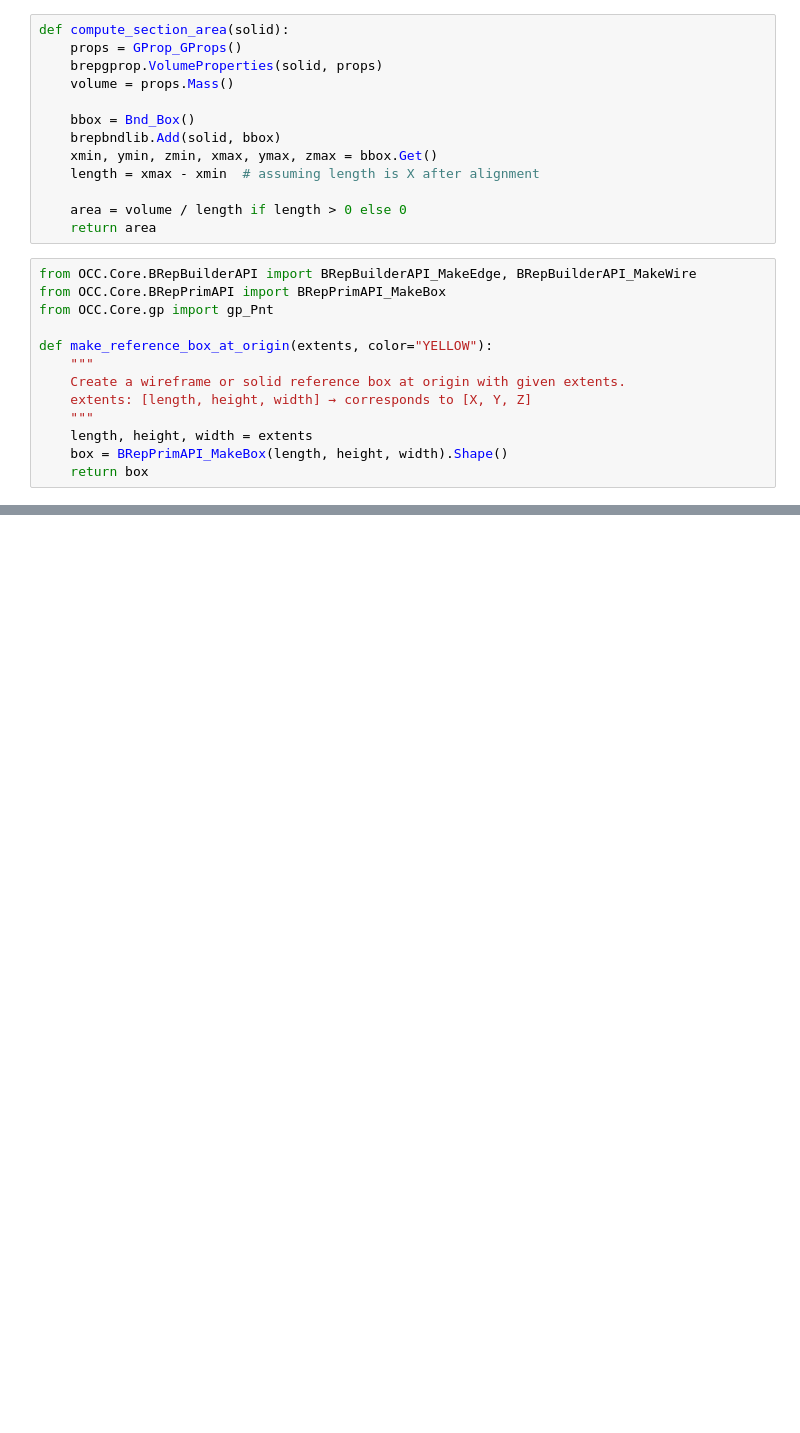
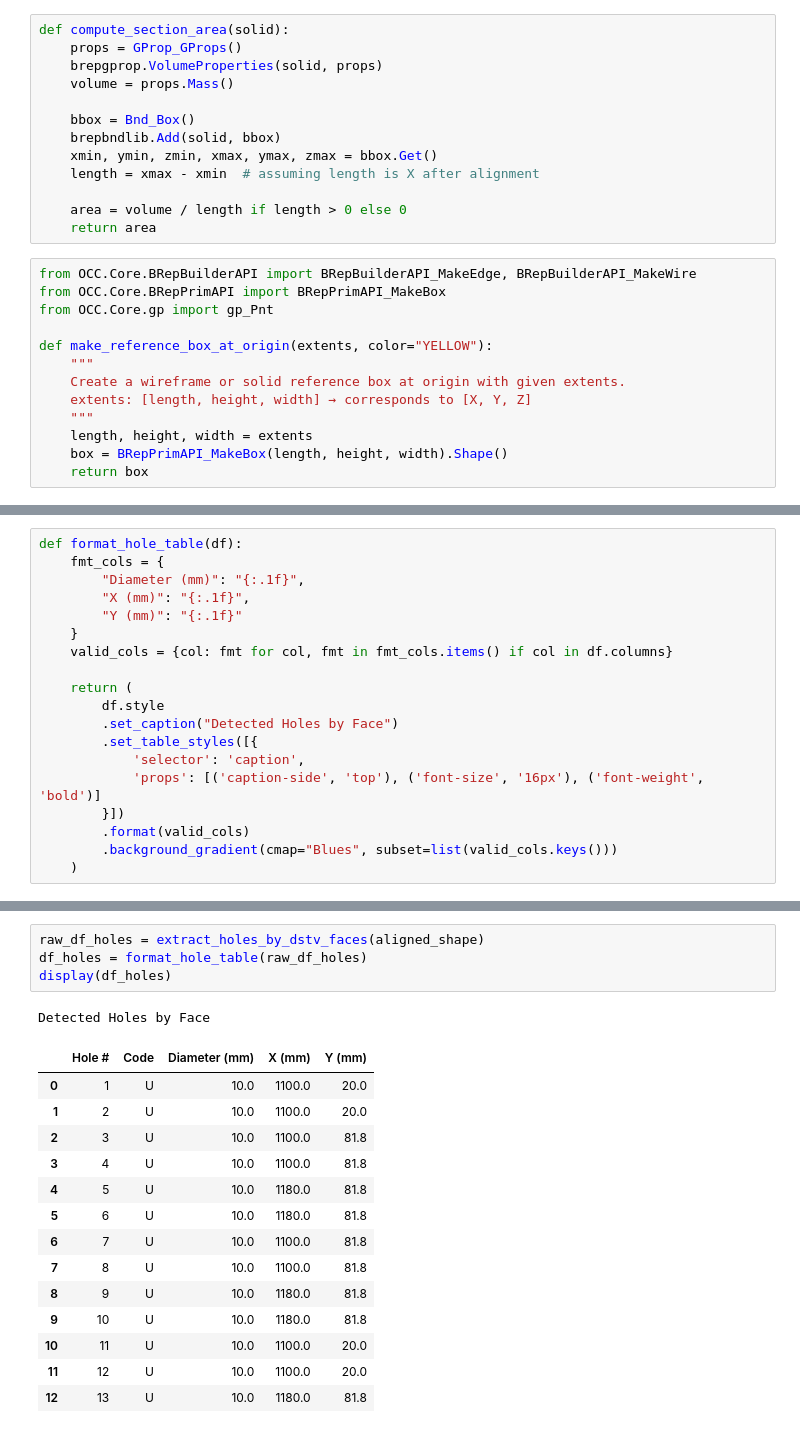
Before and after one commit to ukstevem/StepWrangling, a Jupyter notebook: notebooks/20250605.ipynb, the cells around one changed output, grey strips where cells are left out. Cells and saved outputs as stored; diff of their text form; blank space fills up the shorter version.

```diff
--- a/notebooks/20250605.ipynb
+++ b/notebooks/20250605.ipynb
@@ -729,0 +783,19 @@ if __name__ == "__main__":
+# %%
+def format_hole_table(df):
+    fmt_cols = {
+        "Diameter (mm)": "{:.1f}",
+        "X (mm)": "{:.1f}",
+        "Y (mm)": "{:.1f}"
+    }
+    valid_cols = {col: fmt for col, fmt in fmt_cols.items() if col in df.columns}
+
+    return (
+        df.style
+        .set_caption("Detected Holes by Face")
+        .set_table_styles([{
+            'selector': 'caption',
+            'props': [('caption-side', 'top'), ('font-size', '16px'), ('font-weight', 'bold')]
+        }])
+        .format(valid_cols)
+        .background_gradient(cmap="Blues", subset=list(valid_cols.keys()))
+    )
@@ -729,0 +879,20 @@ if __name__ == "__main__":
+# %%
+raw_df_holes = extract_holes_by_dstv_faces(aligned_shape)
+df_holes = format_hole_table(raw_df_holes)
+display(df_holes)
+# %% [output]
+Detected Holes by Face
+|  | Hole # | Code | Diameter (mm) | X (mm) | Y (mm) |
+| 0 | 1 | U | 10.0 | 1100.0 | 20.0 |
+| 1 | 2 | U | 10.0 | 1100.0 | 20.0 |
+| 2 | 3 | U | 10.0 | 1100.0 | 81.8 |
+| 3 | 4 | U | 10.0 | 1100.0 | 81.8 |
+| 4 | 5 | U | 10.0 | 1180.0 | 81.8 |
+| 5 | 6 | U | 10.0 | 1180.0 | 81.8 |
+| 6 | 7 | U | 10.0 | 1100.0 | 81.8 |
+| 7 | 8 | U | 10.0 | 1100.0 | 81.8 |
+| 8 | 9 | U | 10.0 | 1180.0 | 81.8 |
+| 9 | 10 | U | 10.0 | 1180.0 | 81.8 |
+| 10 | 11 | U | 10.0 | 1100.0 | 20.0 |
+| 11 | 12 | U | 10.0 | 1100.0 | 20.0 |
+| 12 | 13 | U | 10.0 | 1180.0 | 81.8 |
```
Also changed, not shown: parts of 7 cells of this notebook.
